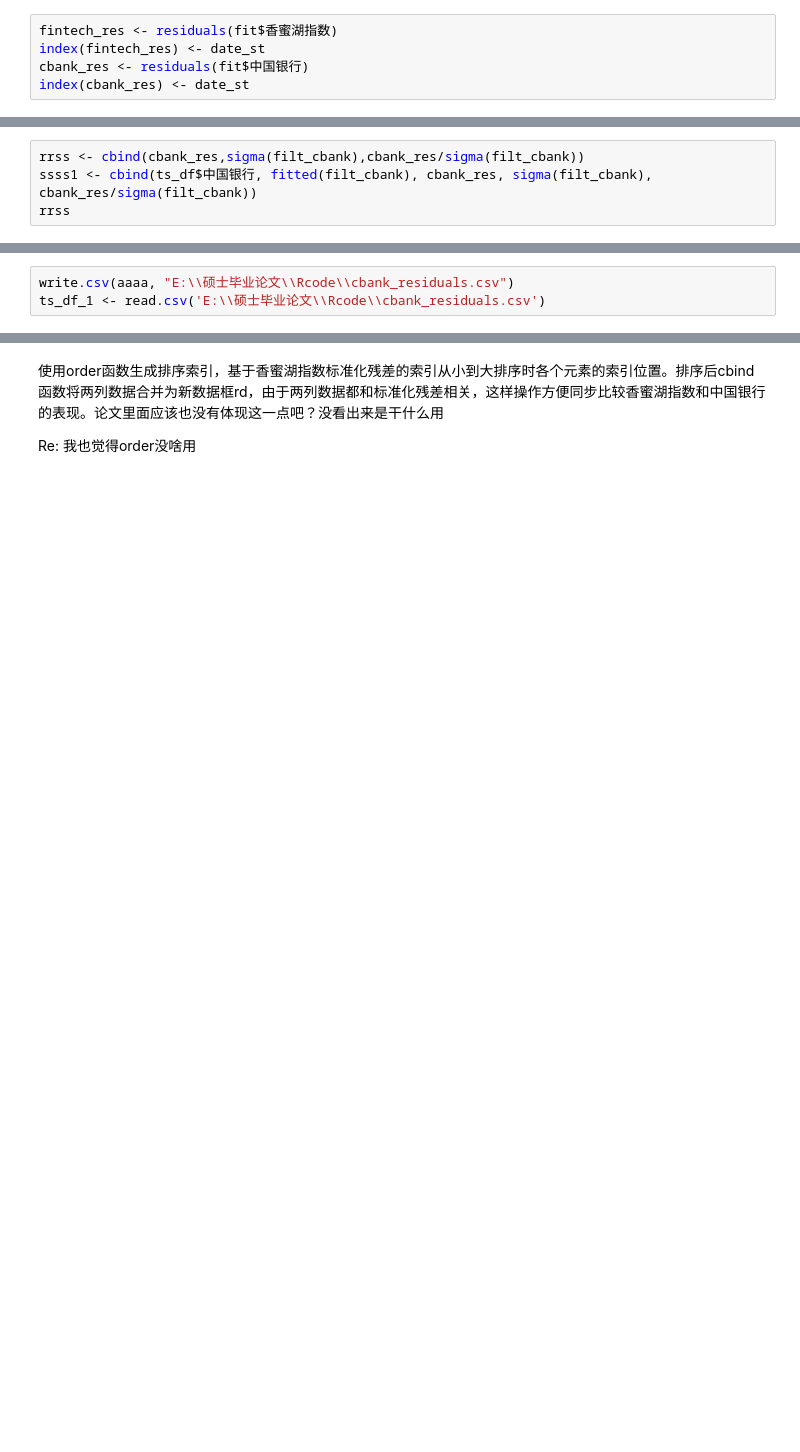
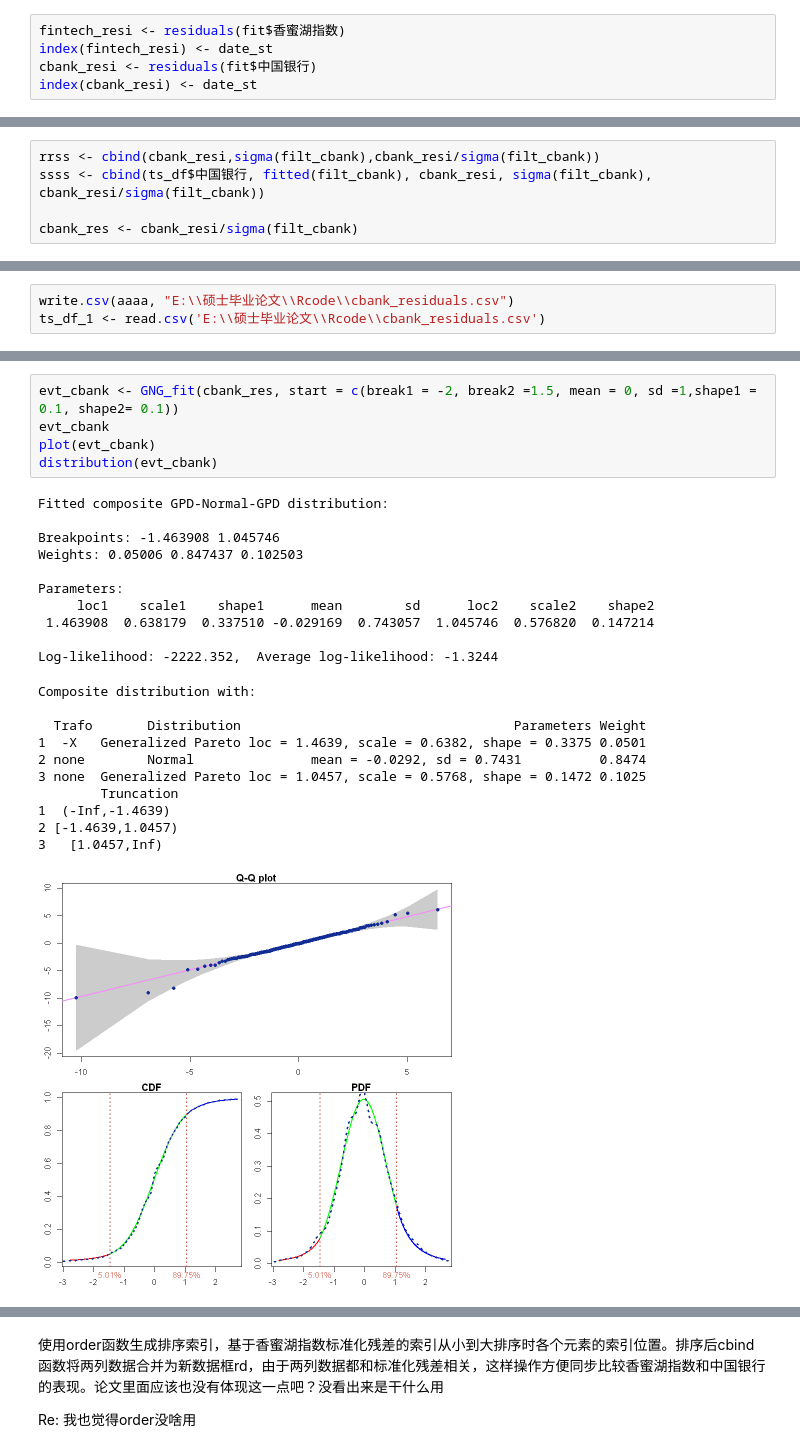
Before and after one commit to Meaquadddd/LLXcode, a Jupyter notebook: Covar1.ipynb, the cells around one changed output, grey strips where cells are left out. Saved outputs shown, nothing was run; the diff lists cells and outputs as text; blank space fills up the shorter version.

```diff
--- a/Covar1.ipynb
+++ b/Covar1.ipynb
@@ -81,10 +65,10 @@ plot(fit$中国银行,which=1)
 # %% [markdown]
 从拟合后的GARCH模型中提取残差（预测值和真实值的差异），并将残差和具体日期对应。
 # %%
-fintech_res <- residuals(fit$香蜜湖指数)
-index(fintech_res) <- date_st
-cbank_res <- residuals(fit$中国银行)
-index(cbank_res) <- date_st
+fintech_resi <- residuals(fit$香蜜湖指数)
+index(fintech_resi) <- date_st
+cbank_resi <- residuals(fit$中国银行)
+index(cbank_resi) <- date_st
 # %% [markdown]
 1.复制模型：将之前定义的 uspec GARCH模型规范复制到一个新变量 spec_cbank 中，目的是保留原始的模型规范，同时可以对新的规范进行修改而不影响原始规范。2.固定模型系数：coef(fit$中国银行) 提取了之前拟合的 fit$中国银行 GARCH模型的系数。setfixed 函数用于将这些系数固定在 spec_cbank 模型规范中。这意味着在使用 spec_cbank 进行进一步的模型操作时，这些系数将不会改变，模型会使用这些固定的系数值进行计算。3.过滤新数据（不太理解作用是啥）：
 ？？数据是相同的，固定参数后再代入一样的数据主要目的是评估条件方差和残差。
@@ -102,6 +86,7 @@ length(cbank_res) == length(sigma(filt_cbank))
 1.创建了rrss数据框，有三列。cbank_res:  fit$中国银行模型中得到的残差序列；sigma(filt_cbank): 这表示从 filt_cbank 对象中提取的条件标准差序列。在GARCH模型中，sigma 通常用来衡量模型估计的时间序列数据的波动性；cbank_res/sigma(filt_cbank): 这是残差与其对应的条件标准差的比值，这个比值也被称为标准化残差。标准化残差是用来评估数据点与模型的偏离程度，通常用于检查模型是否合理地捕获了数据的波动性。（但是感觉残差好大啊？这是不是说明模型拟合的不太好？）
 2.构建了ssss1，有五列。ts_df$中国银行: 原始的时间序列数据。fitted(filt_cbank): 从 filt_cbank 对象中提取的模型拟合值。在GARCH模型中，拟合值指模型预测的条件均值。cbank_res: 中国银行的残差序列。sigma(filt_cbank): 条件标准差序列。cbank_registro/sigma(filt_cbank): 标准化残差序列。
 # %%
-rrss <- cbind(cbank_res,sigma(filt_cbank),cbank_res/sigma(filt_cbank))
-ssss1 <- cbind(ts_df$中国银行, fitted(filt_cbank), cbank_res, sigma(filt_cbank), cbank_res/sigma(filt_cbank))
-rrss
+rrss <- cbind(cbank_resi,sigma(filt_cbank),cbank_resi/sigma(filt_cbank))
+ssss <- cbind(ts_df$中国银行, fitted(filt_cbank), cbank_resi, sigma(filt_cbank), cbank_resi/sigma(filt_cbank))
+
+cbank_res <- cbank_resi/sigma(filt_cbank)
@@ -188,0 +152,27 @@ print(names(ts_df_1))
+# %%
+evt_cbank <- GNG_fit(cbank_res, start = c(break1 = -2, break2 =1.5, mean = 0, sd =1,shape1 = 0.1, shape2= 0.1))
+evt_cbank
+plot(evt_cbank)
+distribution(evt_cbank)
+# %% [output]
+Fitted composite GPD-Normal-GPD distribution:
+
+Breakpoints: -1.463908 1.045746
+Weights: 0.05006 0.847437 0.102503
+
+Parameters:
+     loc1    scale1    shape1      mean        sd      loc2    scale2    shape2
+ 1.463908  0.638179  0.337510 -0.029169  0.743057  1.045746  0.576820  0.147214
+
+Log-likelihood: -2222.352,  Average log-likelihood: -1.3244
+Composite distribution with:
+
+  Trafo       Distribution                                   Parameters Weight
+1  -X   Generalized Pareto loc = 1.4639, scale = 0.6382, shape = 0.3375 0.0501
+2 none        Normal               mean = -0.0292, sd = 0.7431          0.8474
+3 none  Generalized Pareto loc = 1.0457, scale = 0.5768, shape = 0.1472 0.1025
+        Truncation
+1  (-Inf,-1.4639)
+2 [-1.4639,1.0457)
+3   [1.0457,Inf)
+[figure, added]
```
Also changed, not shown: parts of 23 cells of this notebook.
